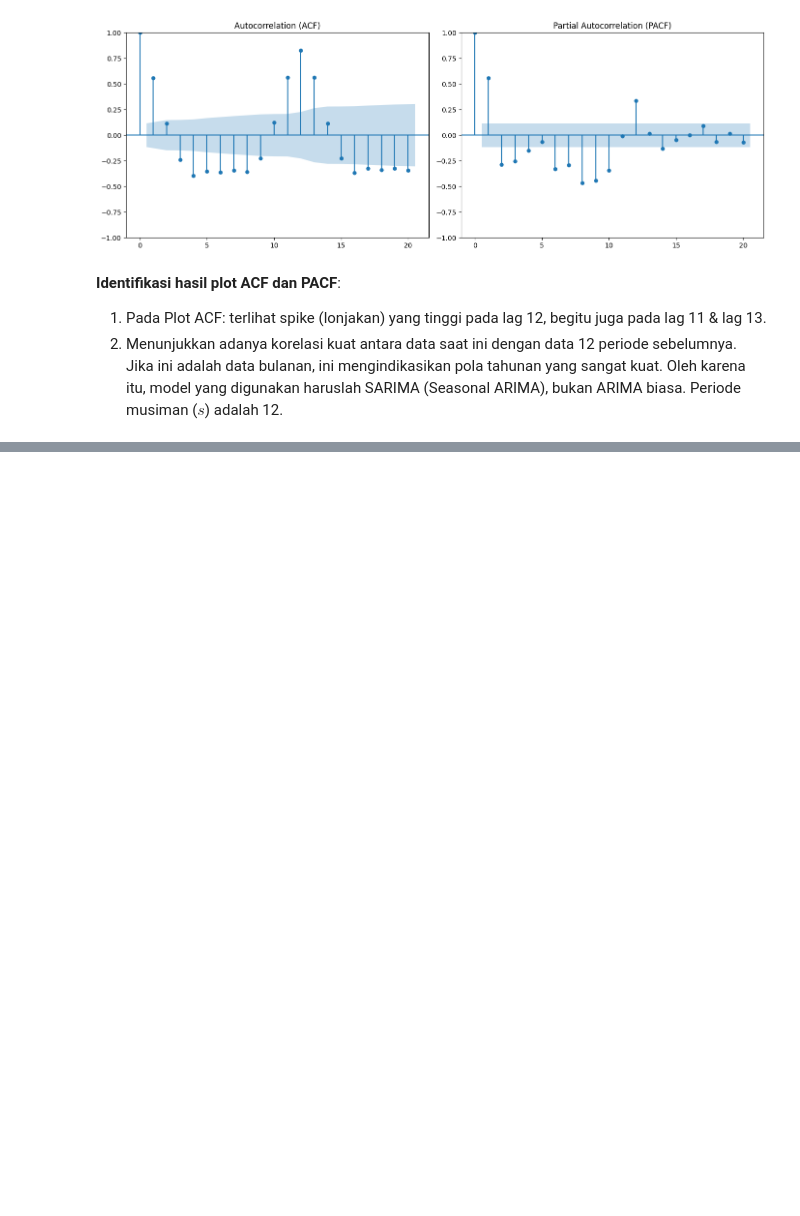
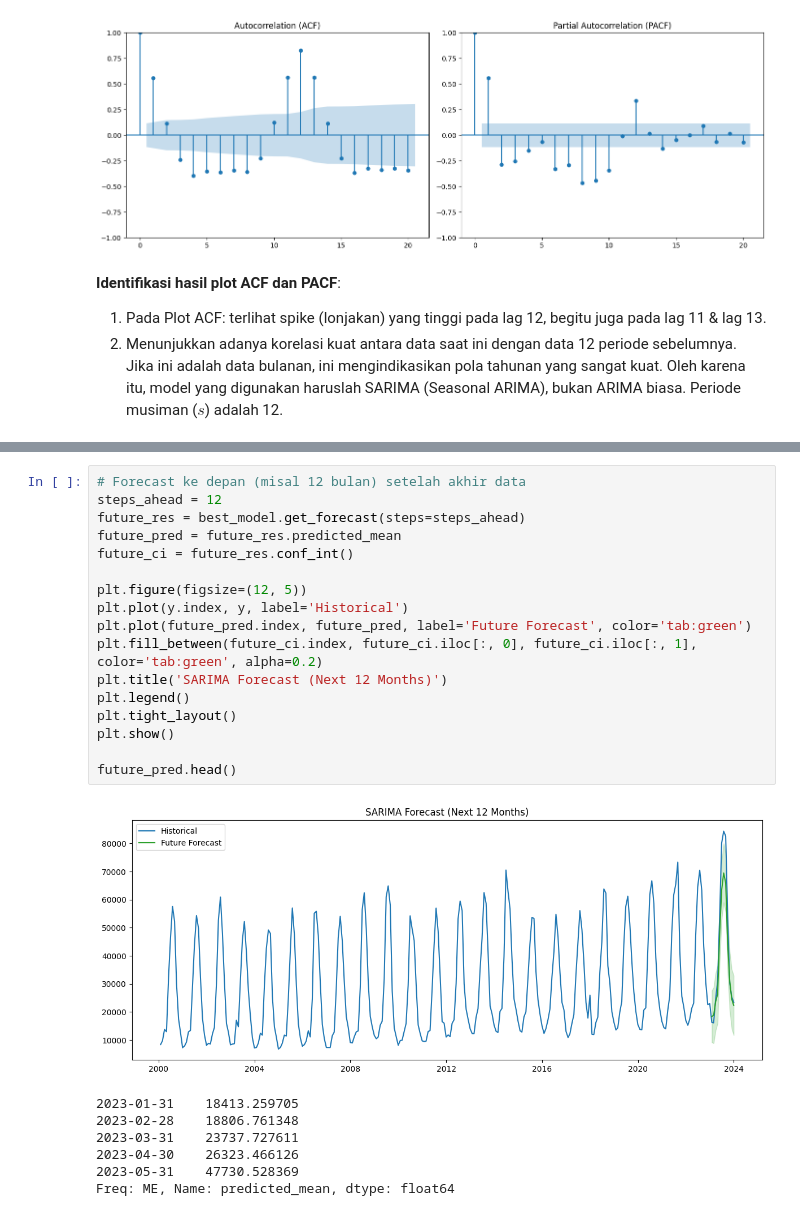
Before and after one commit to Ardavaa/time-series-tourist-visitors, a Jupyter notebook: main.ipynb, the cells around one changed output, grey strips where cells are left out. Cells and saved outputs as stored; diff of their text form; blank space fills up the shorter version.

```diff
--- a/main.ipynb
+++ b/main.ipynb
@@ -164,0 +378,25 @@ plt.show()
+# %%
+# Forecast ke depan (misal 12 bulan) setelah akhir data
+steps_ahead = 12
+future_res = best_model.get_forecast(steps=steps_ahead)
+future_pred = future_res.predicted_mean
+future_ci = future_res.conf_int()
+
+plt.figure(figsize=(12, 5))
+plt.plot(y.index, y, label='Historical')
+plt.plot(future_pred.index, future_pred, label='Future Forecast', color='tab:green')
+plt.fill_between(future_ci.index, future_ci.iloc[:, 0], future_ci.iloc[:, 1], color='tab:green', alpha=0.2)
+plt.title('SARIMA Forecast (Next 12 Months)')
+plt.legend()
+plt.tight_layout()
+plt.show()
+
+future_pred.head()
+# %% [output]
+[figure, added]
+2023-01-31    18413.259705
+2023-02-28    18806.761348
+2023-03-31    23737.727611
+2023-04-30    26323.466126
+2023-05-31    47730.528369
+Freq: ME, Name: predicted_mean, dtype: float64
```
Also changed, not shown: parts of 8 cells of this notebook, 4 other files.
